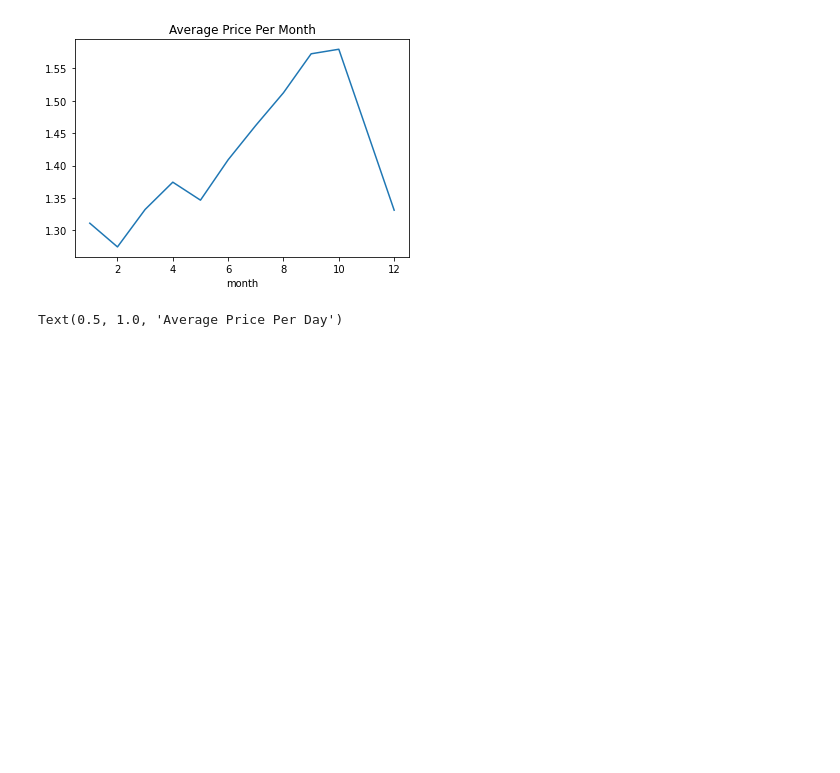
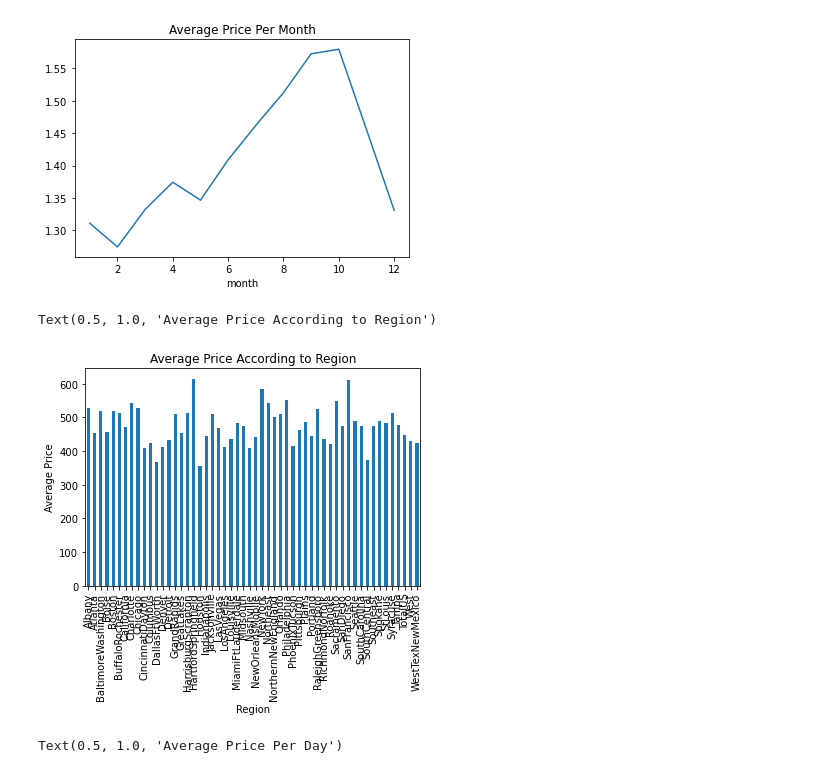
Before and after one commit to xuangao6/Avocado-Price-Regression-MachineLearning, a Jupyter notebook: xuan_avocado_price.ipynb, the cells around one changed output. Saved outputs shown, nothing was run; the diff lists cells and outputs as text; code cells hidden in the pictures; blank space fills up the shorter version.

```diff
--- a/xuan_avocado_price.ipynb
+++ b/xuan_avocado_price.ipynb
@@ -48,6 +83,15 @@ plt.title('Average Price Per Month')
 # %% [output]
 Text(0.5, 1.0, 'Average Price Per Month')
 [figure]
+# %%
+# plt.figure(figsize=(20,6)
+df.groupby([df.region])['AveragePrice'].sum().plot.bar()
+plt.xlabel('Region')
+plt.ylabel('Average Price')
+plt.title('Average Price According to Region')
+# %% [output]
+Text(0.5, 1.0, 'Average Price According to Region')
+[figure, added]
 # %%
 byDay = dataset.groupby("day").mean()
 # plt.figure(figsize=(17,8),dpi=250)
```
Also changed, not shown: parts of 32 cells of this notebook.
